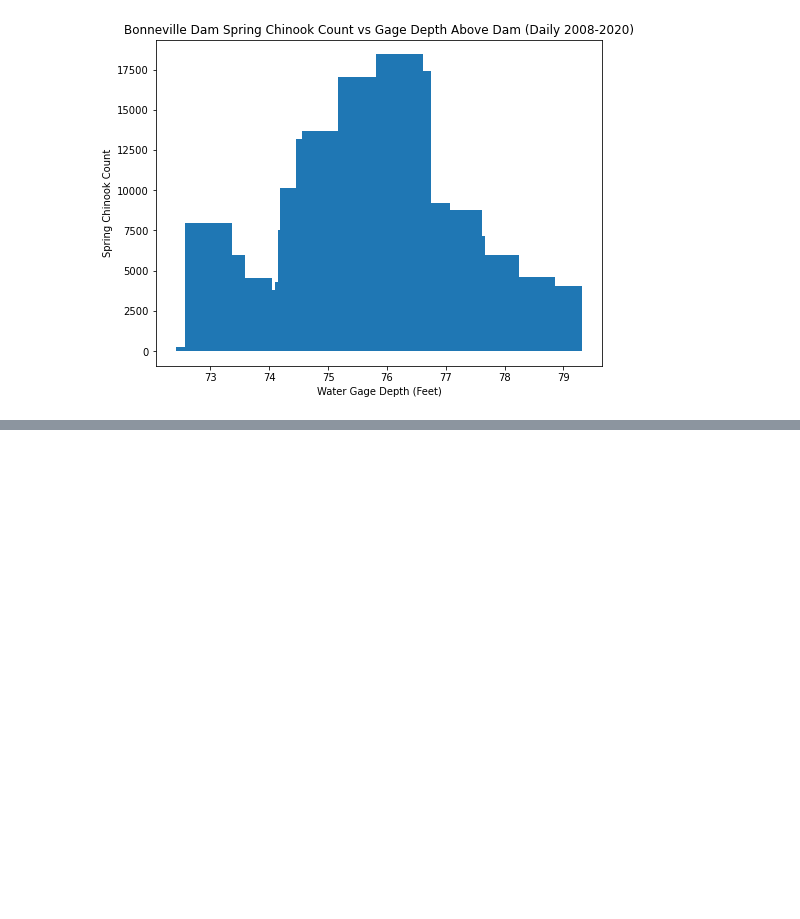
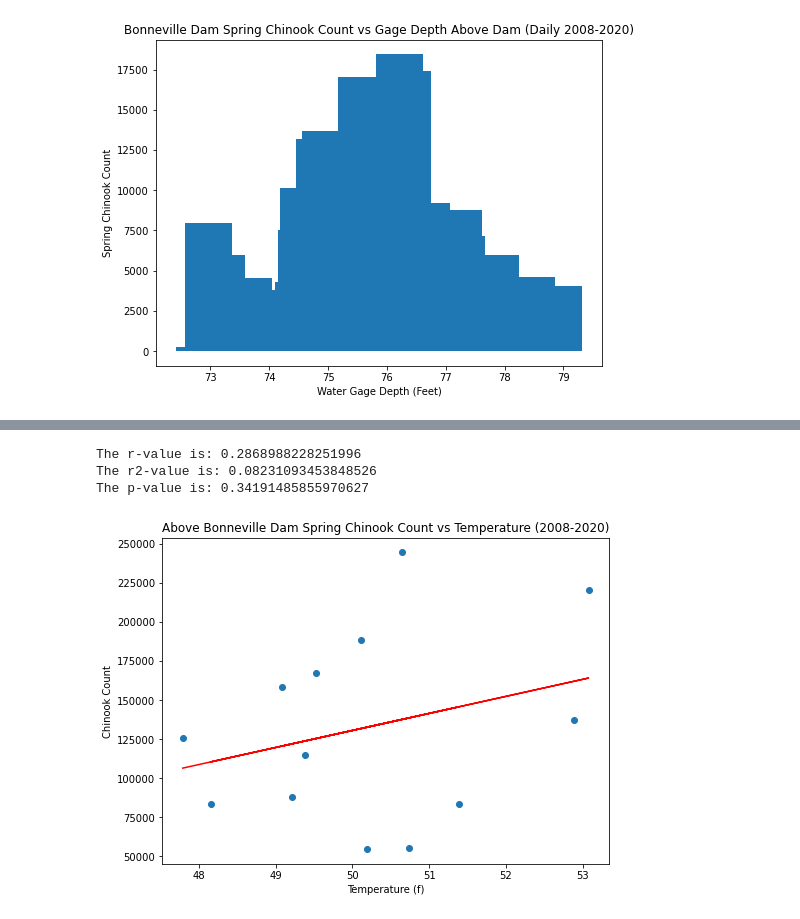
Before and after one commit to jayhjman/bootcamp-project1, a Jupyter notebook: last_willamette.ipynb, the cells around one changed output, grey strips where cells are left out. Drawn from its saved outputs; the diff is of its cells as text; code cells hidden in the pictures; blank space fills up the shorter version.

```diff
--- a/last_willamette.ipynb
+++ b/last_willamette.ipynb
@@ -299,0 +367,29 @@ The p-value is: 8.085071504614143e-07
+# %%
+# Plot a scatter and regression of river temp and salmon counts to see if any correlation
+fig, ax = plt.subplots(figsize=(8,6))
+
+plt.xlabel("Temperature (f)")
+plt.ylabel("Chinook Count")
+plt.title("Above Bonneville Dam Spring Chinook Count vs Temperature (2008-2020)")
+annual_image_path = "Annual_Images/"
+
+plt.scatter(bonne_forebay_temp_df["temperature_f"],
+            bonne_forebay_temp_df["Chinook"])
+x_values = bonne_forebay_temp_df["temperature_f"]
+y_values = bonne_forebay_temp_df["Chinook"]
+(slope, intercept, rvalue, pvalue, stderr) = linregress(x_values, y_values)
+line_eq = "y = " + str(round(slope,2)) + "x + " + str(round(intercept,2))
+print(f"The r-value is: {rvalue}")
+print(f"The r2-value is: {rvalue**2}")
+print(f"The p-value is: {pvalue}")
+regress_values = x_values * slope + intercept
+plt.plot(x_values, regress_values,"r-")
+
+
+plt.savefig(annual_image_path + "final_above_bonneville_stevenson_annual_temp_v_chinook.png")
+plt.show()
+# %% [output]
+The r-value is: 0.2868988228251996
+The r2-value is: 0.08231093453848526
+The p-value is: 0.34191485855970627
+[figure, added]
```
Also changed, not shown: parts of 14 cells of this notebook, 9 other files.
